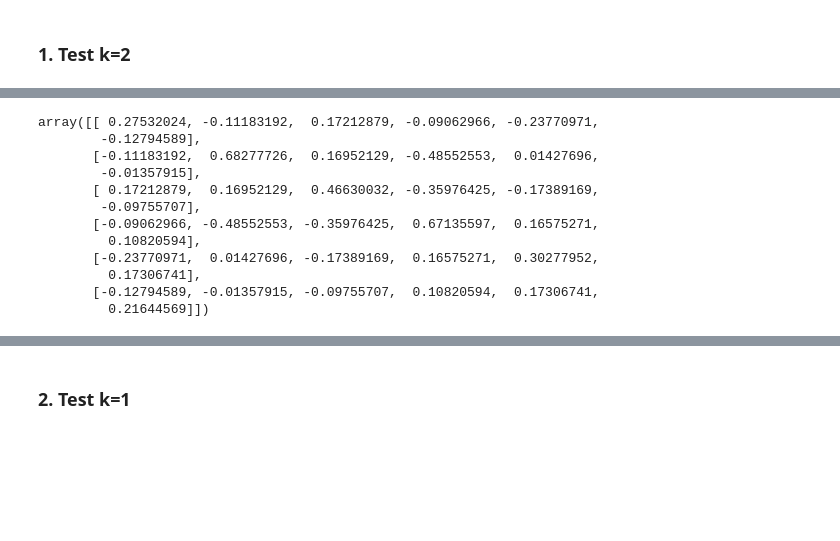
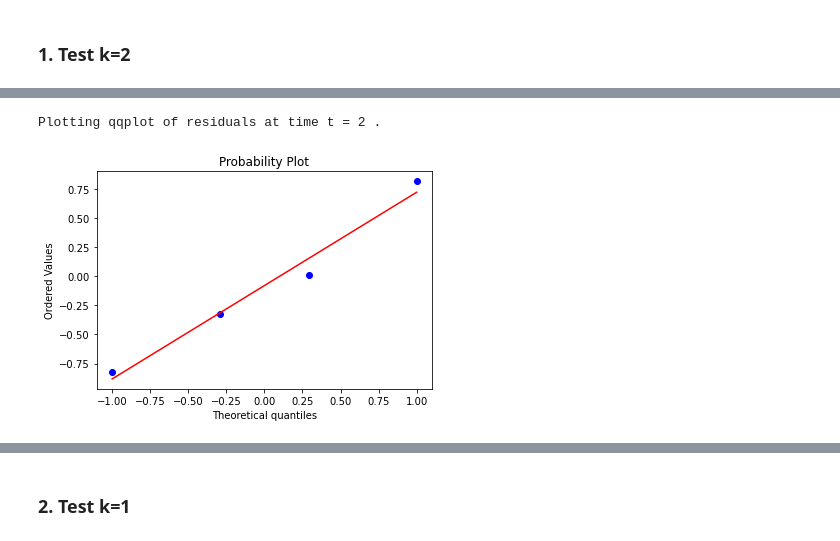
Before and after one commit to Ericavanee/Quasi-maximum-likelihood-estimation-QMLE-of-spatial-dynamic-panel-data, a Jupyter notebook: Main.ipynb, the cells around one changed output, grey strips where cells are left out. Drawn from its saved outputs; the diff is of its cells as text; code cells hidden in the pictures; blank space fills up the shorter version.

```diff
--- a/Main.ipynb
+++ b/Main.ipynb
@@ -60,18 +75,8 @@ result.residual_std()
-# %%
-result.asymp_var()
-# %% [output]
-array([[ 0.27532024, -0.11183192,  0.17212879, -0.09062966, -0.23770971,
-        -0.12794589],
-       [-0.11183192,  0.68277726,  0.16952129, -0.48552553,  0.01427696,
-        -0.01357915],
-       [ 0.17212879,  0.16952129,  0.46630032, -0.35976425, -0.17389169,
-        -0.09755707],
-       [-0.09062966, -0.48552553, -0.35976425,  0.67135597,  0.16575271,
-         0.10820594],
-       [-0.23770971,  0.01427696, -0.17389169,  0.16575271,  0.30277952,
-         0.17306741],
-       [-0.12794589, -0.01357915, -0.09755707,  0.10820594,  0.17306741,
-         0.21644569]])
+# %%
+result.plot_residual(t = 2)
+# %% [output]
+Plotting qqplot of residuals at time t = 2 .
+[figure, added]
 # %%
 result.print_table()
 # %% [output]
```
Also changed, not shown: parts of 12 cells of this notebook.
